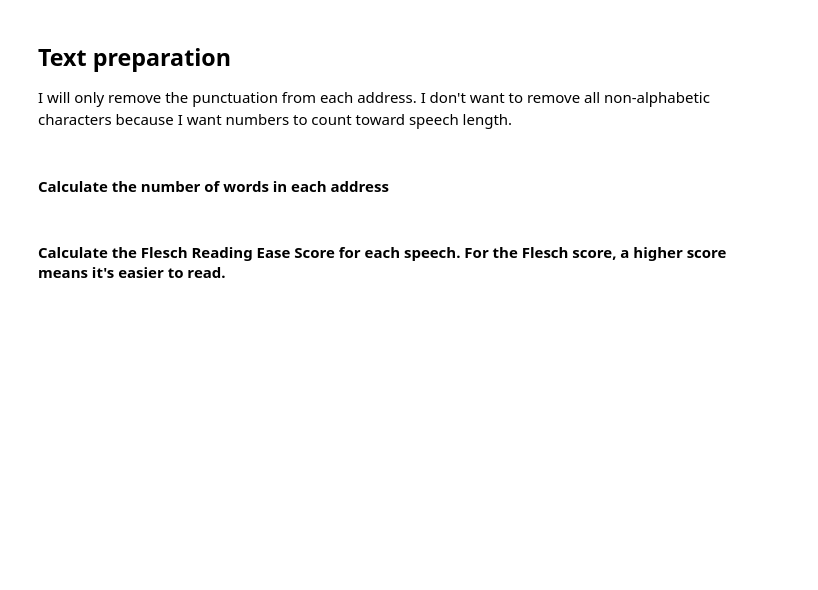
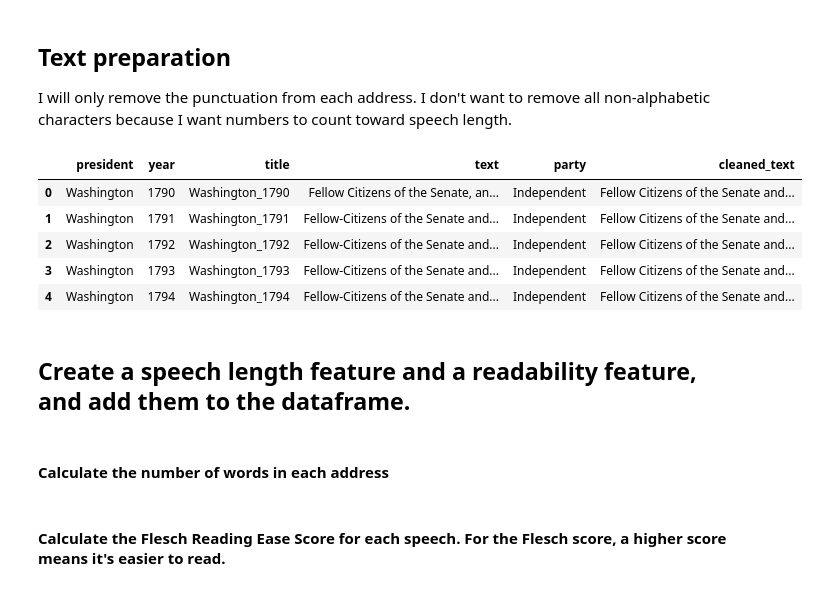
Before and after one commit to plfaulkner78/Presidential-State-of-the-Union-Recommender, a Jupyter notebook: Presidential SOTU Analysis and Recommender.ipynb, the cells around one changed output. Drawn from its saved outputs; the diff is of its cells as text; code cells hidden in the pictures; blank space fills up the shorter version.

```diff
--- a/Presidential SOTU Analysis and Recommender.ipynb
+++ b/Presidential SOTU Analysis and Recommender.ipynb
@@ -33,6 +42,17 @@ def remove_punc(text):
 # %%
 # Clean each speech in the dataset and store it in a new column titled "cleaned_text"
 sotu_df['cleaned_text'] = sotu_df['text'].apply(remove_punc)
+# %%
+sotu_df.head()
+# %% [output]
+|  | president | year | title | text | party | cleaned_text |
+| 0 | Washington | 1790 | Washington_1790 | Fellow Citizens of the Senate, an... | Independent | Fellow Citizens of the Senate and... |
+| 1 | Washington | 1791 | Washington_1791 | Fellow-Citizens of the Senate and... | Independent | Fellow Citizens of the Senate and... |
+| 2 | Washington | 1792 | Washington_1792 | Fellow-Citizens of the Senate and... | Independent | Fellow Citizens of the Senate and... |
+| 3 | Washington | 1793 | Washington_1793 | Fellow-Citizens of the Senate and... | Independent | Fellow Citizens of the Senate and... |
+| 4 | Washington | 1794 | Washington_1794 | Fellow-Citizens of the Senate and... | Independent | Fellow Citizens of the Senate and... |
+# %% [markdown]
+## Create a speech length feature and a readability feature, and add them to the dataframe.
 # %% [markdown]
 #### Calculate the number of words in each address
 # %%
```
Also changed, not shown: parts of 28 cells of this notebook.
